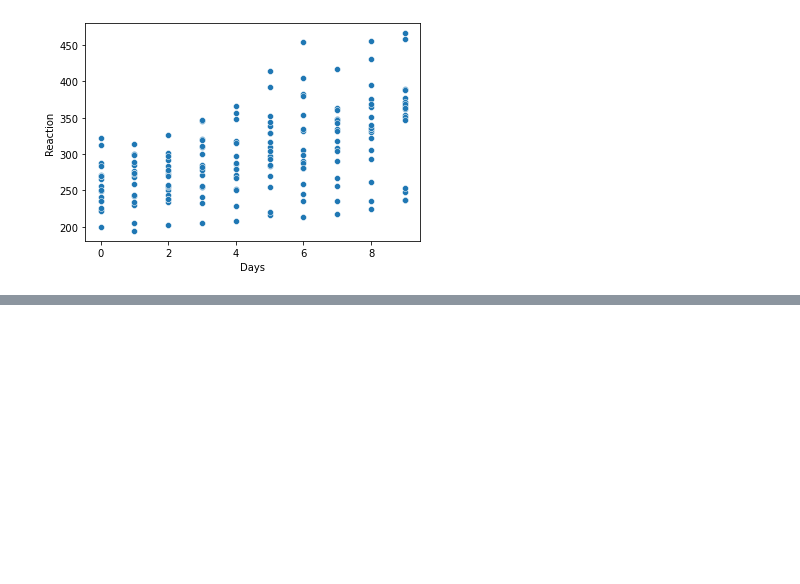
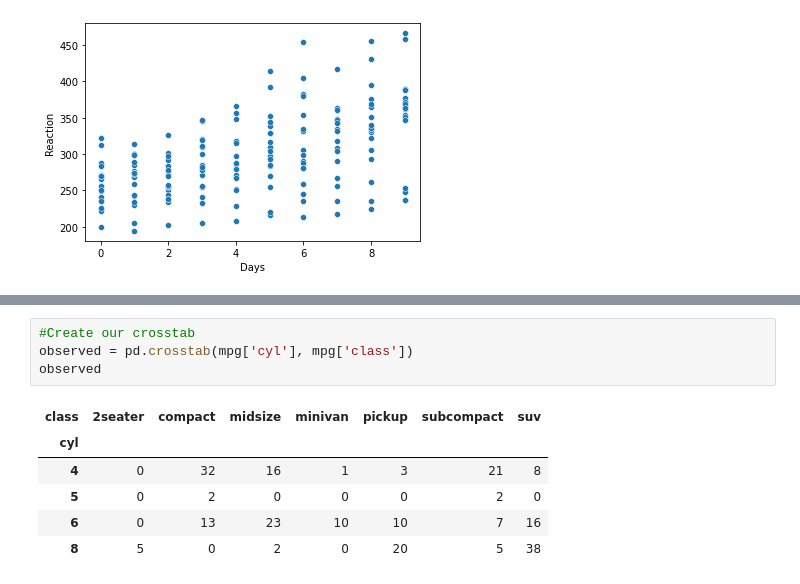
Before and after one commit to kristofer-rivera/statistics-exercises, a Jupyter notebook: hypothesis_testing.ipynb, the cells around one changed output, grey strips where cells are left out. Cells and saved outputs as stored; diff of their text form; blank space fills up the shorter version.

```diff
--- a/hypothesis_testing.ipynb
+++ b/hypothesis_testing.ipynb
@@ -689,0 +736,11 @@ sns.scatterplot(data = sleepstudy, x='Days', y='Reaction')
+# %%
+#Create our crosstab
+observed = pd.crosstab(mpg['cyl'], mpg['class'])
+observed
+# %% [output]
+| class | 2seater | compact | midsize | minivan | pickup | subcompact | suv |
+| cyl |  |  |  |  |  |  |  |
+| 4 | 0 | 32 | 16 | 1 | 3 | 21 | 8 |
+| 5 | 0 | 2 | 0 | 0 | 0 | 2 | 0 |
+| 6 | 0 | 13 | 23 | 10 | 10 | 7 | 16 |
+| 8 | 5 | 0 | 2 | 0 | 20 | 5 | 38 |
```
Also changed, not shown: parts of 25 cells of this notebook.
